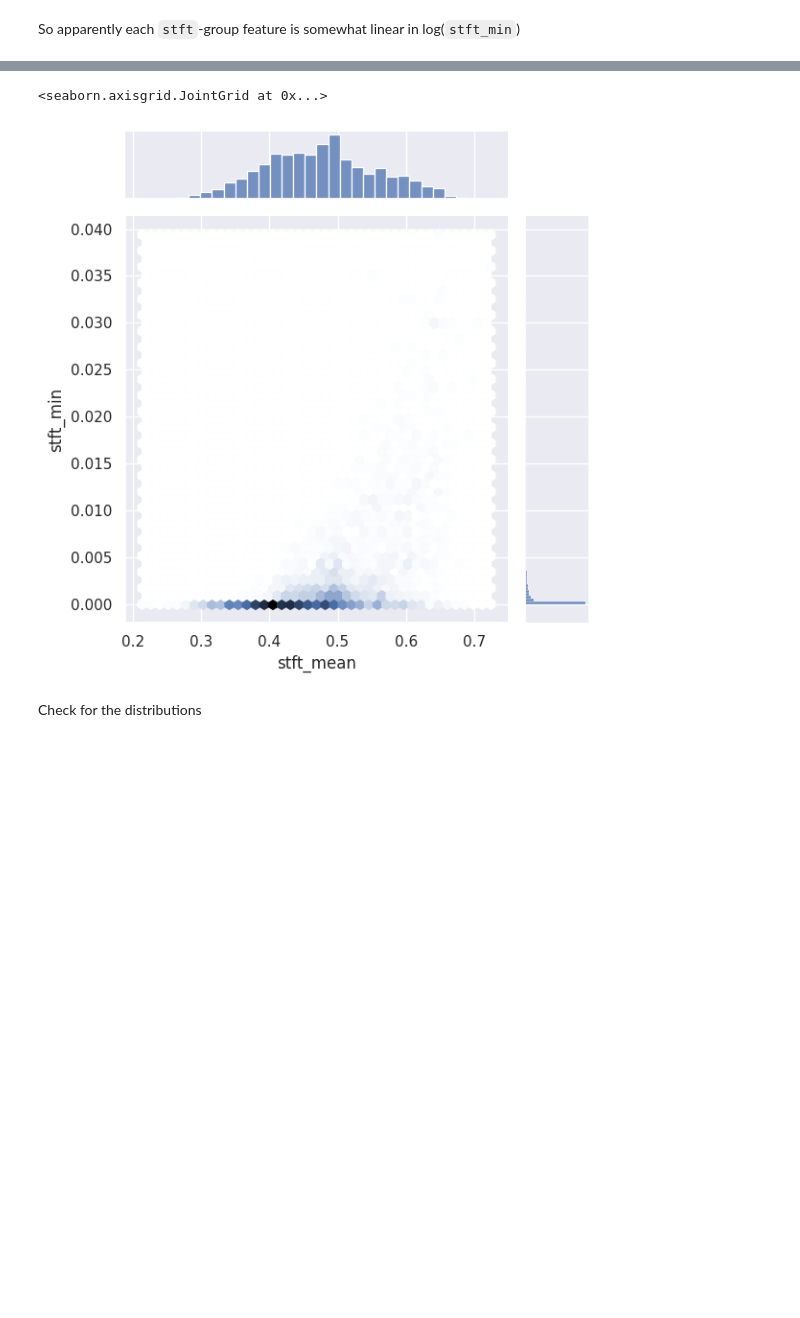
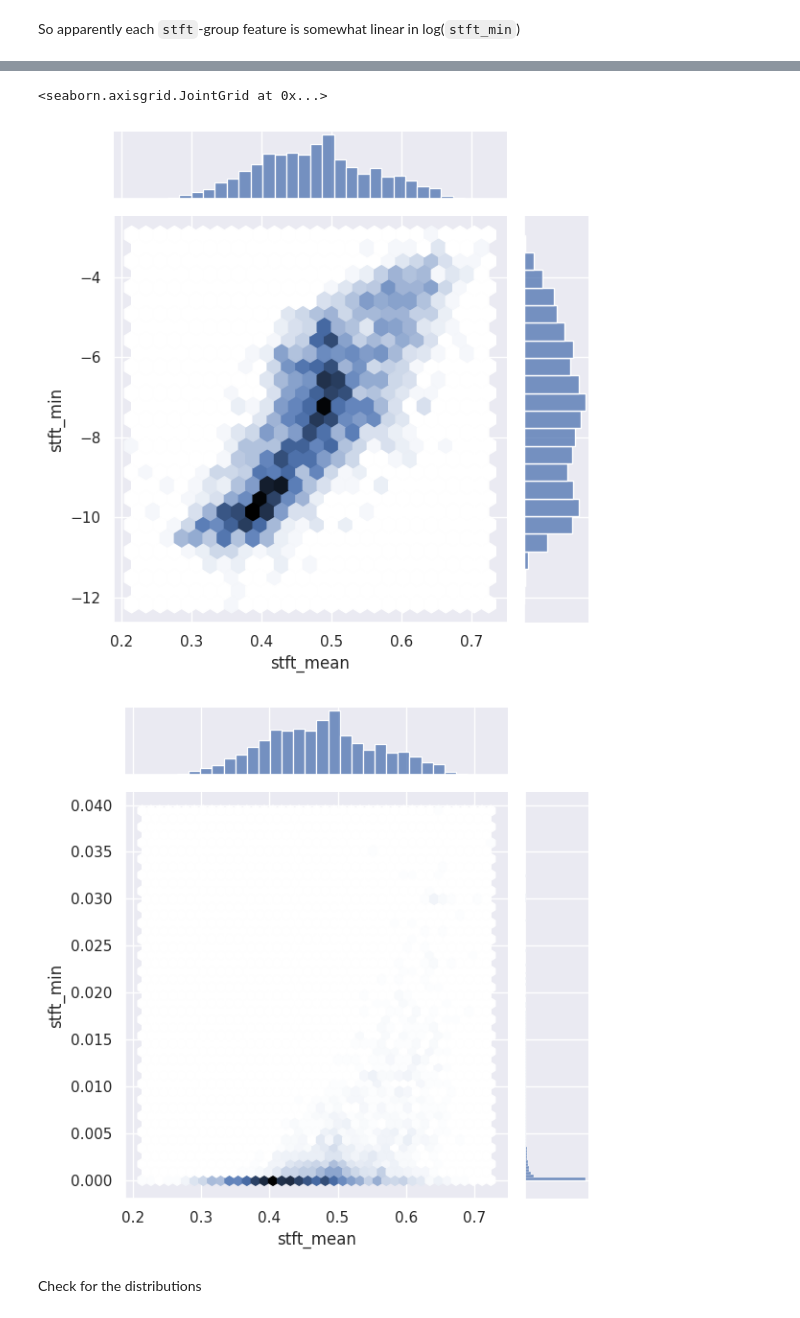
Before and after one commit to djanloo/dynamiting, a Jupyter notebook: UNDERSTANDING/data_understanding.ipynb, the cells around one changed output, grey strips where cells are left out. Saved outputs shown, nothing was run; the diff lists cells and outputs as text; code cells hidden in the pictures; blank space fills up the shorter version.

```diff
--- a/UNDERSTANDING/data_understanding.ipynb
+++ b/UNDERSTANDING/data_understanding.ipynb
@@ -546,15 +551,0 @@ There are 1021 patological samples
-# %%
-fig, ax = plt.subplots(1,2)
-Y=df[["sc_min", "stft_min"]].values
-
-ax[0].scatter(X[correct][:,2],np.log(Y[correct][:, 1]), alpha=0.5, label = "already correct values")
-ax[0].scatter(X[patological][:,2],np.log(Y[patological][:,1]),alpha=0.5, label= "patological points")
-ax[0].scatter(X[patological][:,2],Y_estimated[:,1],alpha=0.5, label= "corrected patological points")
-ax[0].set_xlabel("stft_mean")
-ax[0].set_ylabel("stft_min")
-ax[0].legend()
-
-corrected_dataset = df.copy()
-
-corrected_dataset.sc_min.loc[patological] = Y_estimated[:,0]
-corrected_dataset.stft_min.loc[patological] = Y_estimated[:,1]
@@ -571,8 +552,10 @@ See the caveats in the documentation: https://pandas.pydata.org/pandas-docs/stab
-# %%
-sns.jointplot(corrected_, x="stft_mean", y="stft_min", kind='hex')
-# %% [output]
-<seaborn.axisgrid.JointGrid at 0x...>
-[figure, removed]
+# %%
+sns.jointplot(corrected_dataset, x="stft_mean", y="stft_min", kind='hex', joint_kws=dict(bins=100), ax=ax[0])
+sns.jointplot(df, x="stft_mean", y="stft_min", kind='hex', joint_kws=dict(bins=100), ax=ax[1])
+# %% [output]
+<seaborn.axisgrid.JointGrid at 0x...>
+[figure, added]
+[figure, added]
 # %% [markdown]
 Check for the distributions
 # %%
```
Also changed, not shown: parts of 5 cells of this notebook, 5 other files.
